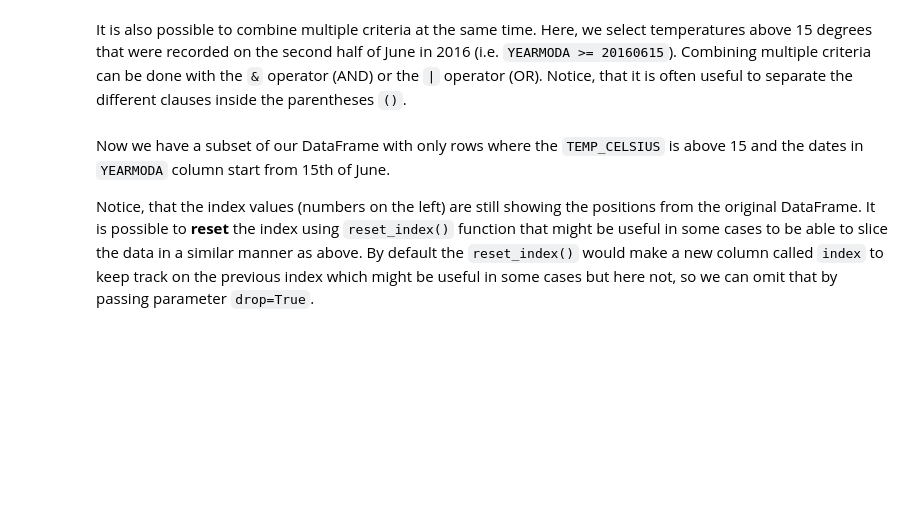
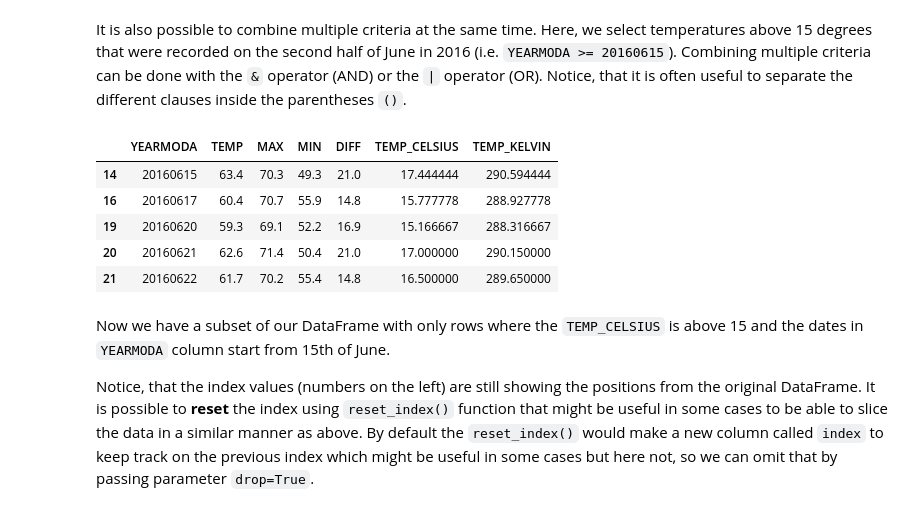
Before and after one commit to tomtom776/notebooks, a Jupyter notebook: L5/processing-data-with-pandas.ipynb, the cells around one changed output. Saved outputs shown, nothing was run; the diff lists cells and outputs as text; code cells hidden in the pictures; blank space fills up the shorter version.

```diff
--- a/L5/processing-data-with-pandas.ipynb
+++ b/L5/processing-data-with-pandas.ipynb
@@ -310,6 +318,18 @@ It is also possible to combine multiple criteria at the same time. Here, we sele
 Combining multiple criteria can be done with the `&` operator (AND) or the `|` operator (OR). Notice, that it is often useful to separate the different clauses inside the parentheses `()`.
 # %%
 # Select rows with temp celsius higher than 15 degrees from late June 2016
+warm_temps = data.loc[
+    (data['TEMP_CELSIUS'] > 15) &
+    (data['YEARMODA'] >= 20160615)
+]
+warm_temps.head()
+# %% [output]
+|  | YEARMODA | TEMP | MAX | MIN | DIFF | TEMP_CELSIUS | TEMP_KELVIN |
+| 14 | 20160615 | 63.4 | 70.3 | 49.3 | 21.0 | 17.444444 | 290.594444 |
+| 16 | 20160617 | 60.4 | 70.7 | 55.9 | 14.8 | 15.777778 | 288.927778 |
+| 19 | 20160620 | 59.3 | 69.1 | 52.2 | 16.9 | 15.166667 | 288.316667 |
+| 20 | 20160621 | 62.6 | 71.4 | 50.4 | 21.0 | 17.000000 | 290.150000 |
+| 21 | 20160622 | 61.7 | 70.2 | 55.4 | 14.8 | 16.500000 | 289.650000 |
 # %% [markdown]
 Now we have a subset of our DataFrame with only rows where the `TEMP_CELSIUS` is above 15 and the dates in `YEARMODA` column start from 15th of June.
 
```
Also changed, not shown: parts of 12 cells of this notebook, 2 other files.
